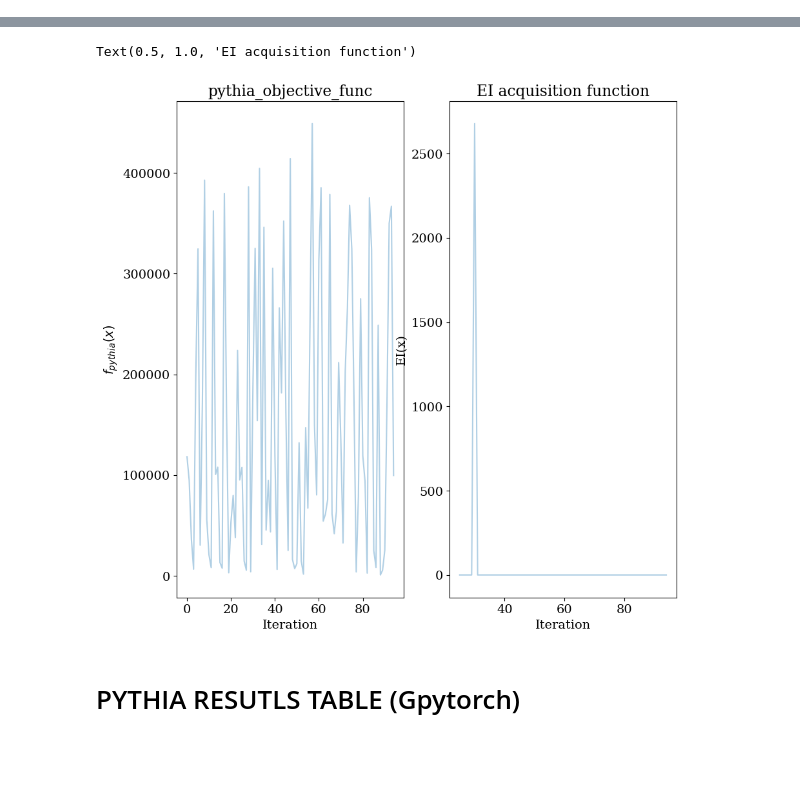
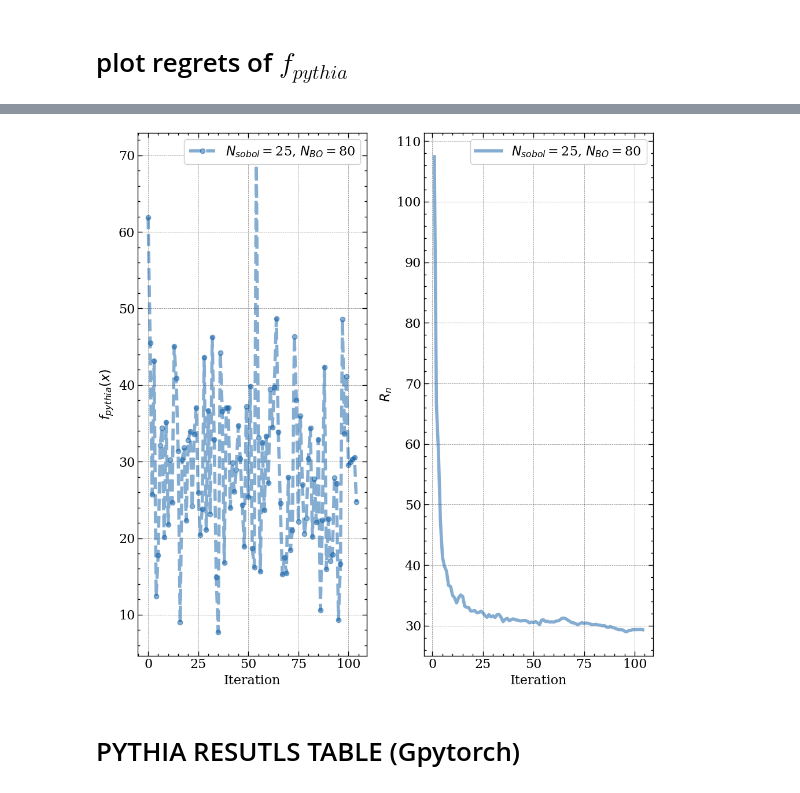
Before and after one commit to AliAlkadhim/BayesOptPythia, a Jupyter notebook: BayesOpt/src/post_processing_pythia.ipynb, the cells around one changed output, grey strips where cells are left out. Saved outputs shown, nothing was run; the diff lists cells and outputs as text; code cells hidden in the pictures; blank space fills up the shorter version.

```diff
--- a/BayesOpt/src/post_processing_pythia.ipynb
+++ b/BayesOpt/src/post_processing_pythia.ipynb
@@ -97,43 +108,51 @@ N_RESTARTS = 25
 # OPTIMIZE_ACQ_METHOD: ['GD', 'Adam_restarts_clip_bounds', 'Adam_no_clip_bounds', 'scipy']
 OPTIMIZE_ACQ_METHOD = 'Adam_restarts_clip_bounds'
 KAPPA=-1E-5
+# %% [markdown]
+# plot regrets of $f_{pythia}$
 # %%
 object_func = pythia_objective_func
 
 param_names = list(PARAM_DICT.keys())
 num_params =len(PARAM_DICT)
 print(f'num_params={num_params}')
+n_bo_iterations_l = [80]
+n_train_points_l = [25,]
+for n_bo_iterations, n_train_points in zip(n_bo_iterations_l, n_train_points_l):
+    hyper_params_dict = {
+    'N_BO_ITERATIONS': n_bo_iterations,
+    'N_TRAIN_POINTS': n_train_points,
+    'N_PARAMS': num_params,
+    'N_OPTIMIZE_ACQ_ITER': N_OPTIMIZE_ACQ_ITER,
+    'N_RESTARTS': N_RESTARTS,
+    'KERNEL': KERNEL,
+    'OPTIMIZE_ACQ_METHOD': OPTIMIZE_ACQ_METHOD,
+    'NUM_PYTHIA_EVENTS': NUM_PYTHIA_EVENTS,
+    }
 
-hyper_params_dict = {
-'N_BO_ITERATIONS': N_BO_ITERATIONS,
-'N_TRAIN_POINTS': NUM_TRAIN_POINTS,
-'N_PARAMS': num_params,
-'N_OPTIMIZE_ACQ_ITER': N_OPTIMIZE_ACQ_ITER,
-'N_RESTARTS': N_RESTARTS,
-'KERNEL': KERNEL,
-'OPTIMIZE_ACQ_METHOD': OPTIMIZE_ACQ_METHOD,
-'NUM_PYTHIA_EVENTS': NUM_PYTHIA_EVENTS,
-}
+    _, config_string = configs_df(hyper_params_dict)
 
-_, config_string = configs_df(hyper_params_dict)
+    dir_name = directory_name(object_func, hyper_params_dict)
+    # print(f'dir_name={dir_name}')
+    path_name = os.path.join(BAYESOPT_BASE, 'BayesOpt', 'output', dir_name)
+    print(f'path_name={path_name}')
+    history_df = load_history_df(path_name)
+    iterations = np.arange(len(history_df))
 
-dir_name = directory_name(object_func, hyper_params_dict)
-# print(f'dir_name={dir_name}')
-path_name = os.path.join(BAYESOPT_BASE, 'BayesOpt', 'output', dir_name)
-print(f'path_name={path_name}')
-history_df = load_history_df(path_name)
-iterations = np.arange(len(history_df))
+    fig, ax = plt.subplots(1,2,figsize=(10,10))
+    label_string = r'$N_{sobol}=$'+str(n_train_points)+r', $N_{BO}=$'+str(n_bo_iterations)
 
-fig, ax = plt.subplots(1,2,figsize=(10,10))
-
-ax[0].plot(iterations, history_df['chi2'], alpha=0.35)
-ax[0].set_xlabel('Iteration')
-ax[0].set_ylabel(r'$f_{pythia}(x)$')
-ax[0].set_title(f'{object_func.__name__}')
-
-ax[1].plot(iterations, history_df['alpha'], alpha=0.35)
-ax[1].set_xlabel('Iteration')
-ax[1].set_ylabel(r'EI(x)')
-ax[1].set_title(f'EI acquisition function')
+    ax[0].plot(iterations, history_df['chi2'],'o--', linewidth=4, alpha=0.5,
+               label=label_string)
+    ax[0].set_xlabel('Iteration')
+    ax[0].set_ylabel(r'$f_{pythia}(x)$')
+    ax[0].legend()
+    cum_regret = (history_df['chi2']).cumsum()/iterations
+    ax[1].plot(iterations, cum_regret, label=label_string,linewidth=4, alpha=0.5)
+    ax[1].set_xlabel('Iteration')
+    ax[1].set_ylabel(r'$R_n$')
+    ax[1].legend()
+    # ax[1].set_title(r'$R_n$')
+plt.tight_layout()
 # %% [output]
 num_params=6
@@ -141,5 +160,4 @@ path_name=/home/ali/Pulled_git_repositories/BayesOptPythia/BayesOpt/output/pythi
-Text(0.5, 1.0, 'EI acquisition function')
-[figure, old version]
+[figure, new version]
 # %% [markdown]
 # PYTHIA RESUTLS TABLE (Gpytorch)
 # %%
```
Also changed, not shown: parts of 3 cells of this notebook, 13 other files.
